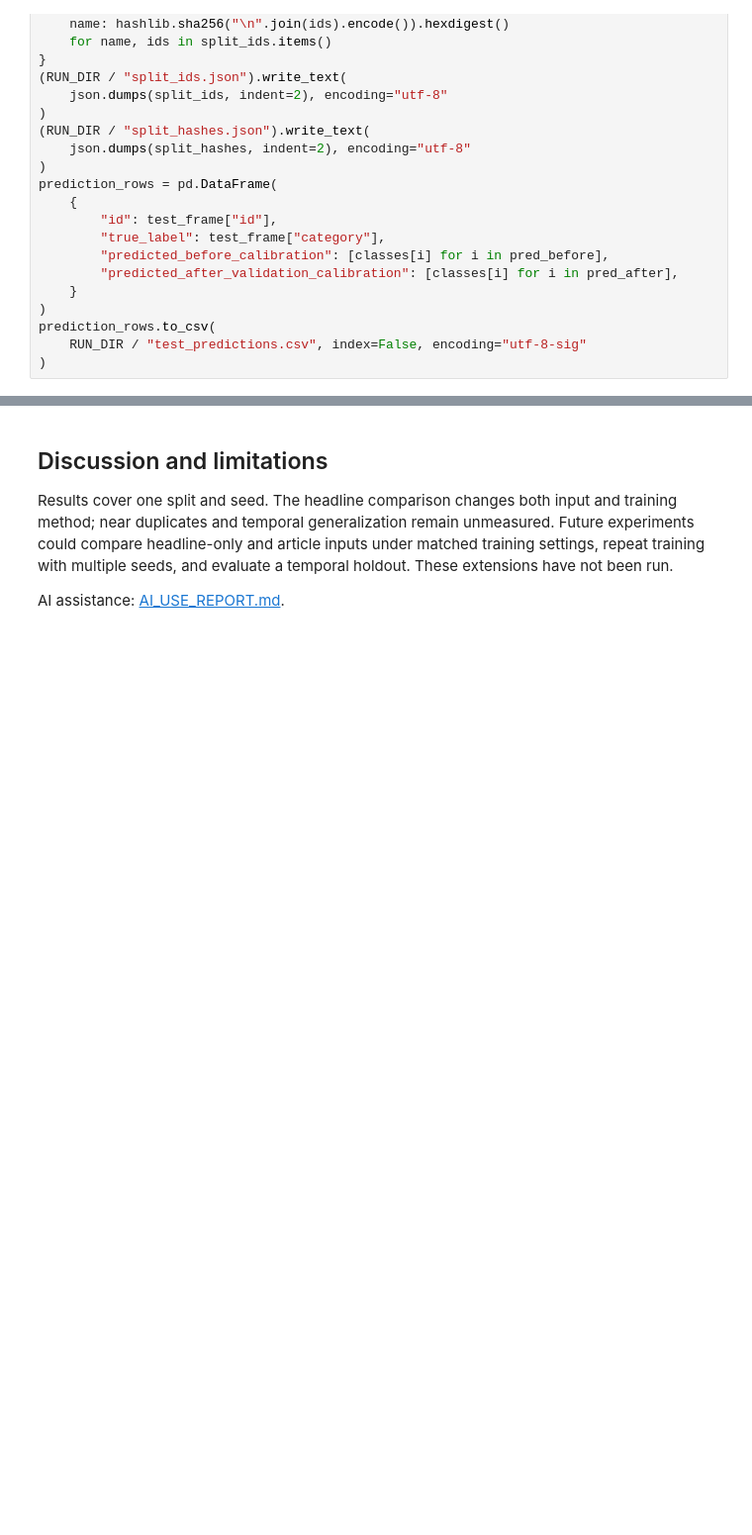
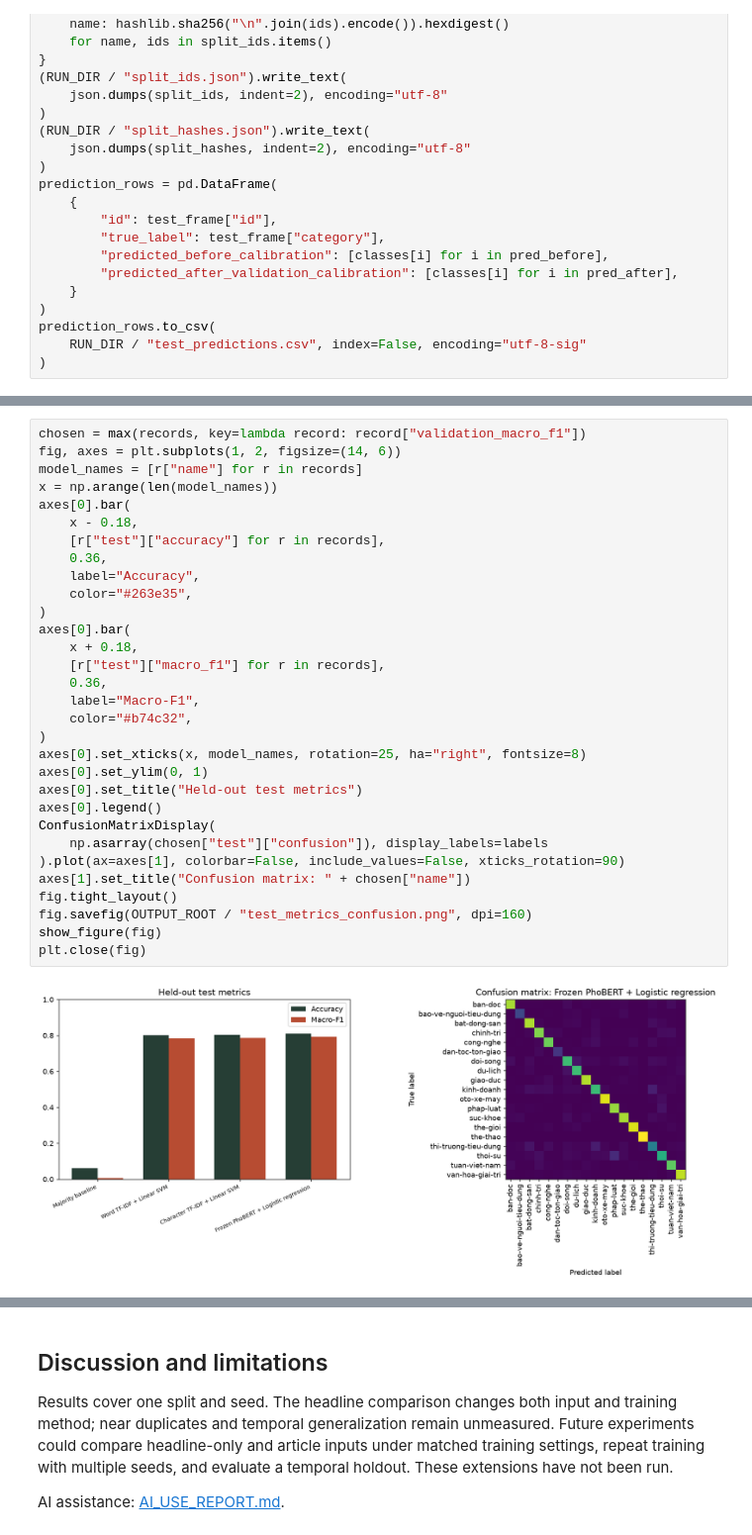
Before and after one commit to dathuynh1108/CO5177-PFDAV, a Jupyter notebook: notebooks/text.ipynb, the cells around one changed output, grey strips where cells are left out. Shown at 99% size. Drawn from its saved outputs; the diff is of its cells as text; blank space fills up the shorter version.

```diff
--- a/notebooks/text.ipynb
+++ b/notebooks/text.ipynb
@@ -779,0 +1059,33 @@ Run configuration, metrics, logs, confusion matrix, figures and checkpoint saved
+# %%
+chosen = max(records, key=lambda record: record["validation_macro_f1"])
+fig, axes = plt.subplots(1, 2, figsize=(14, 6))
+model_names = [r["name"] for r in records]
+x = np.arange(len(model_names))
+axes[0].bar(
+    x - 0.18,
+    [r["test"]["accuracy"] for r in records],
+    0.36,
+    label="Accuracy",
+    color="#263e35",
+)
+axes[0].bar(
+    x + 0.18,
+    [r["test"]["macro_f1"] for r in records],
+    0.36,
+    label="Macro-F1",
+    color="#b74c32",
+)
+axes[0].set_xticks(x, model_names, rotation=25, ha="right", fontsize=8)
+axes[0].set_ylim(0, 1)
+axes[0].set_title("Held-out test metrics")
+axes[0].legend()
+ConfusionMatrixDisplay(
+    np.asarray(chosen["test"]["confusion"]), display_labels=labels
+).plot(ax=axes[1], colorbar=False, include_values=False, xticks_rotation=90)
+axes[1].set_title("Confusion matrix: " + chosen["name"])
+fig.tight_layout()
+fig.savefig(OUTPUT_ROOT / "test_metrics_confusion.png", dpi=160)
+show_figure(fig)
+plt.close(fig)
+# %% [output]
+[figure, added]
```
Also changed, not shown: parts of 24 cells of this notebook, 41 other files.
